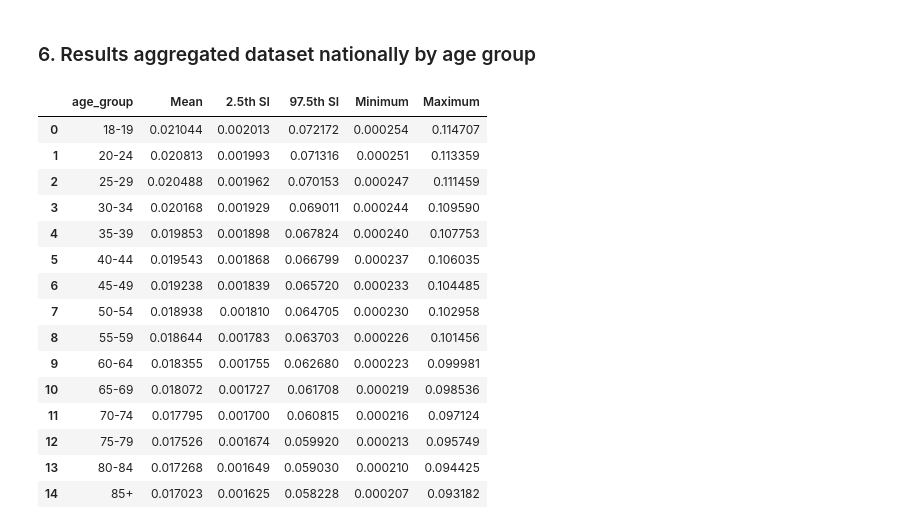
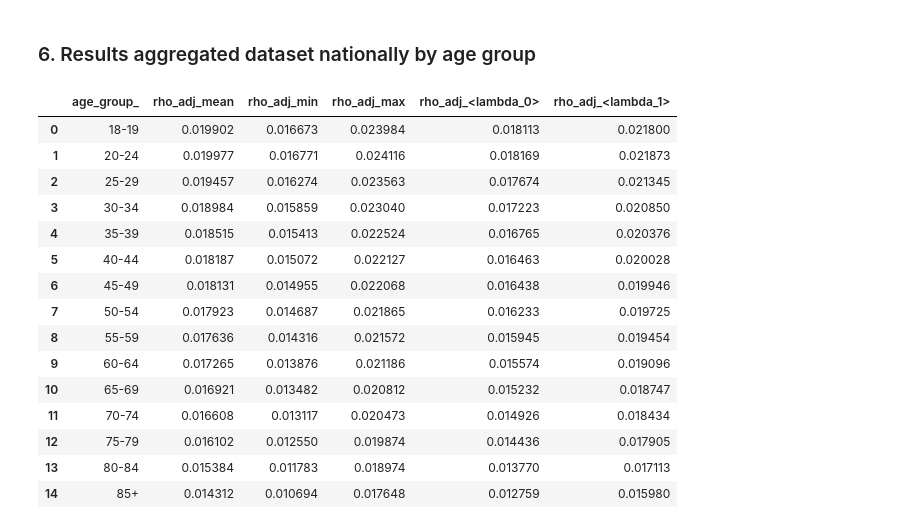
Before and after one commit to aaljaish/ASD_Prevalence, a Jupyter notebook: 03_Simulation_for_ASD_Prevalence.ipynb, the cells around one changed output. Drawn from its saved outputs; the diff is of its cells as text; code cells hidden in the pictures.

```diff
--- a/03_Simulation_for_ASD_Prevalence.ipynb
+++ b/03_Simulation_for_ASD_Prevalence.ipynb
@@ -44,7 +44,7 @@ asd_prev=pd.read_csv('ASD Prevalence.csv')
 asd_prev['Age_group']=18
 pop = pd.read_csv('Population Data.csv')
 mortality_rate=pd.read_csv('Mortality Rates for General Population.csv')
-hr = pd.read_csv('ASD Mortality HR.csv')
+hr = pd.read_csv('ASD Mortality RR.csv')
 # %%
 # Create a boolean mask for rows that contain the text
 import re
@@ -199,7 +199,7 @@ This approach was conducted over a pre-set number of simulations, each iteration
 
 This simulation-based approach provided a robust mechanism for estimating ASD prevalence, taking into account inherent uncertainties in population-based studies and potential random variation in key parameters such as the hazard ratio for death and ASD prevalence. Additionally, it addressed data limitations by making evidence-based assumptions where required.
 # %%
-def run_simulation(data, hr, beta_parameters, num_simulations=1000):
+def run_simulation(data, hr, beta_parameters, num_simulations=10000):
     # Group the data by 'province' and 'sex' columns
     grouped = {province: data for province, data in data.groupby(['province','sex'])}
 
@@ -318,3 +352,41 @@ def get_stats_grouped(df, variables):
+# %%
+import numpy as np
+import pandas as pd
+from tqdm import tqdm
+
+def get_stats_grouped(dfs, variables):
+    # Define bins and labels
+    bins = [18, 20, 25, 30, 35, 40, 45, 50, 55, 60, 65, 70, 75, 80, 85, np.inf]
+    labels = ['18-19', '20-24', '25-29', '30-34', '35-39', '40-44', '45-49', '50-54',
+              '55-59', '60-64', '65-69', '70-74', '75-79', '80-84', '85+']
+
+    # Add "Simulation Number" to each dataframe in the list before concatenating
+    for i in tqdm(range(len(dfs)), desc="Processing simulation data"):
+        dfs[i]['Simulation Number'] = i
+
+    aggregated_sim_data = pd.concat(dfs)
+
+    # Create a new column 'age_group' based on 'age' column
+    aggregated_sim_data['age_group'] = pd.cut(aggregated_sim_data['age'], bins=bins, labels=labels, right=False)
+    aggregated_sim_data = aggregated_sim_data.reset_index(drop=True)
+    aggregated_sim_data = aggregated_sim_data[variables+['population','gamma_adj']+["Simulation Number"]].groupby(variables+["Simulation Number"]).sum().reset_index()
+    aggregated_sim_data['rho_adj'] = aggregated_sim_data['gamma_adj']/aggregated_sim_data['population']
+
+    # Apply the aggregation functions to each group
+    agg_funcs = ['mean', 'min', 'max', lambda x: np.percentile(x, 2.5), lambda x: np.percentile(x, 97.5)]
+    agg_func_names = ['Mean', 'Minimum', 'Maximum', '2.5th_quintile', '97.5th_quintile']
+
+    descriptive_stats = aggregated_sim_data[variables+['rho_adj']].groupby(variables).agg(agg_funcs).reset_index()
+
+    # Now the columns will be MultiIndex, so you'll need to flatten them and rename
+    descriptive_stats.columns = descriptive_stats.columns.map('{0[0]}_{0[1]}'.format)
+
+    for i, func_name in enumerate(agg_func_names):
+        descriptive_stats.rename(columns={
+            f'rho_adj_{func_name}': f'rho_adj_{i}'
+        }, inplace=True)
+
+    return descriptive_stats
 # %% [markdown]
 #### Nationally
 # %%
@@ -436,24 +512,25 @@ get_stats_grouped(sim_data, variables=variables)
 ### 6. Results aggregated dataset nationally by age group
 # %%
 variables=['age_group']
-get_stats_grouped(sim_data, variables=variables)
+my_data = get_stats_grouped(sim_data, variables=variables)
+display(my_data)
 # %% [output]
-|  | age_group | Mean | 2.5th SI | 97.5th SI | Minimum | Maximum |
-| 0 | 18-19 | 0.021044 | 0.002013 | 0.072172 | 0.000254 | 0.114707 |
-| 1 | 20-24 | 0.020813 | 0.001993 | 0.071316 | 0.000251 | 0.113359 |
-| 2 | 25-29 | 0.020488 | 0.001962 | 0.070153 | 0.000247 | 0.111459 |
-| 3 | 30-34 | 0.020168 | 0.001929 | 0.069011 | 0.000244 | 0.109590 |
-| 4 | 35-39 | 0.019853 | 0.001898 | 0.067824 | 0.000240 | 0.107753 |
-| 5 | 40-44 | 0.019543 | 0.001868 | 0.066799 | 0.000237 | 0.106035 |
-| 6 | 45-49 | 0.019238 | 0.001839 | 0.065720 | 0.000233 | 0.104485 |
-| 7 | 50-54 | 0.018938 | 0.001810 | 0.064705 | 0.000230 | 0.102958 |
-| 8 | 55-59 | 0.018644 | 0.001783 | 0.063703 | 0.000226 | 0.101456 |
-| 9 | 60-64 | 0.018355 | 0.001755 | 0.062680 | 0.000223 | 0.099981 |
-| 10 | 65-69 | 0.018072 | 0.001727 | 0.061708 | 0.000219 | 0.098536 |
-| 11 | 70-74 | 0.017795 | 0.001700 | 0.060815 | 0.000216 | 0.097124 |
-| 12 | 75-79 | 0.017526 | 0.001674 | 0.059920 | 0.000213 | 0.095749 |
-| 13 | 80-84 | 0.017268 | 0.001649 | 0.059030 | 0.000210 | 0.094425 |
-| 14 | 85+ | 0.017023 | 0.001625 | 0.058228 | 0.000207 | 0.093182 |
+|  | age_group_ | rho_adj_mean | rho_adj_min | rho_adj_max | rho_adj_<lambda_0> | rho_adj_<lambda_1> |
+| 0 | 18-19 | 0.019902 | 0.016673 | 0.023984 | 0.018113 | 0.021800 |
+| 1 | 20-24 | 0.019977 | 0.016771 | 0.024116 | 0.018169 | 0.021873 |
+| 2 | 25-29 | 0.019457 | 0.016274 | 0.023563 | 0.017674 | 0.021345 |
+| 3 | 30-34 | 0.018984 | 0.015859 | 0.023040 | 0.017223 | 0.020850 |
+| 4 | 35-39 | 0.018515 | 0.015413 | 0.022524 | 0.016765 | 0.020376 |
+| 5 | 40-44 | 0.018187 | 0.015072 | 0.022127 | 0.016463 | 0.020028 |
+| 6 | 45-49 | 0.018131 | 0.014955 | 0.022068 | 0.016438 | 0.019946 |
+| 7 | 50-54 | 0.017923 | 0.014687 | 0.021865 | 0.016233 | 0.019725 |
+| 8 | 55-59 | 0.017636 | 0.014316 | 0.021572 | 0.015945 | 0.019454 |
+| 9 | 60-64 | 0.017265 | 0.013876 | 0.021186 | 0.015574 | 0.019096 |
+| 10 | 65-69 | 0.016921 | 0.013482 | 0.020812 | 0.015232 | 0.018747 |
+| 11 | 70-74 | 0.016608 | 0.013117 | 0.020473 | 0.014926 | 0.018434 |
+| 12 | 75-79 | 0.016102 | 0.012550 | 0.019874 | 0.014436 | 0.017905 |
+| 13 | 80-84 | 0.015384 | 0.011783 | 0.018974 | 0.013770 | 0.017113 |
+| 14 | 85+ | 0.014312 | 0.010694 | 0.017648 | 0.012759 | 0.015980 |
 # %%
 ### 5. Results aggregated dataset nationally by sex and age group
 # %%
```
Also changed, not shown: parts of 9 cells of this notebook.
